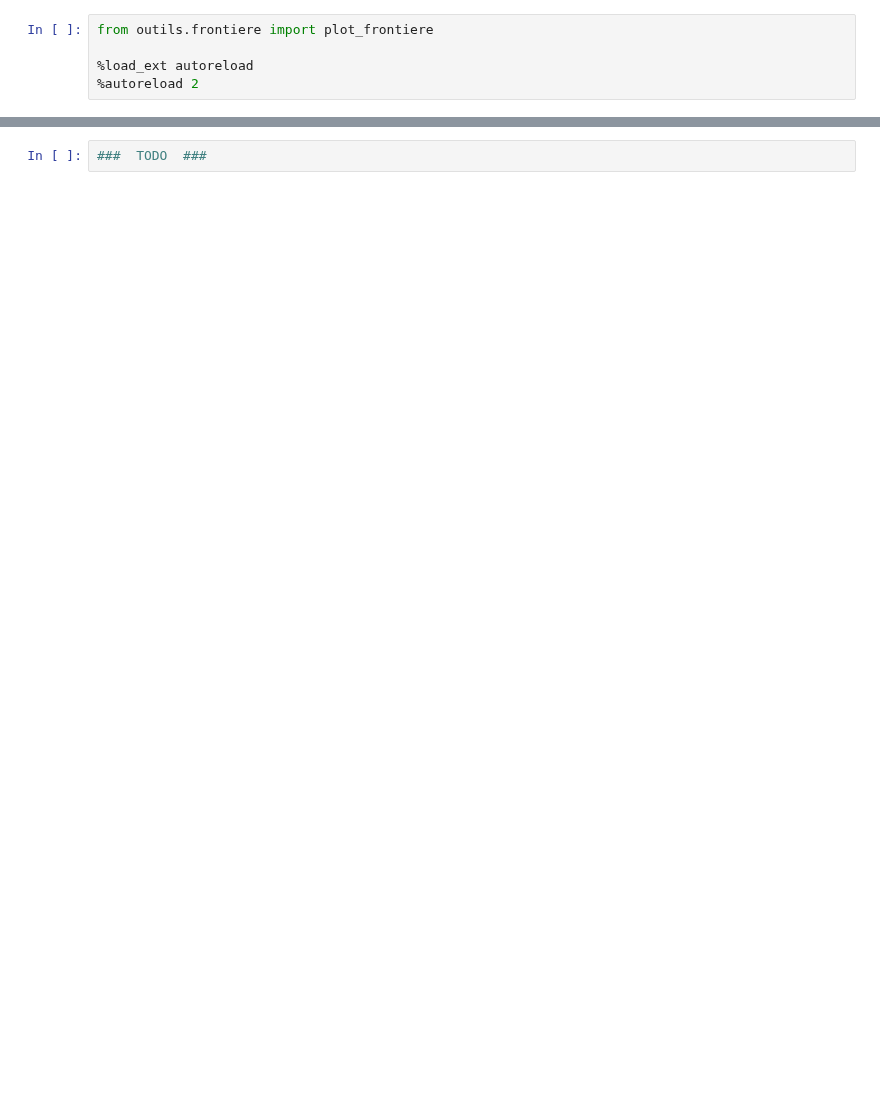
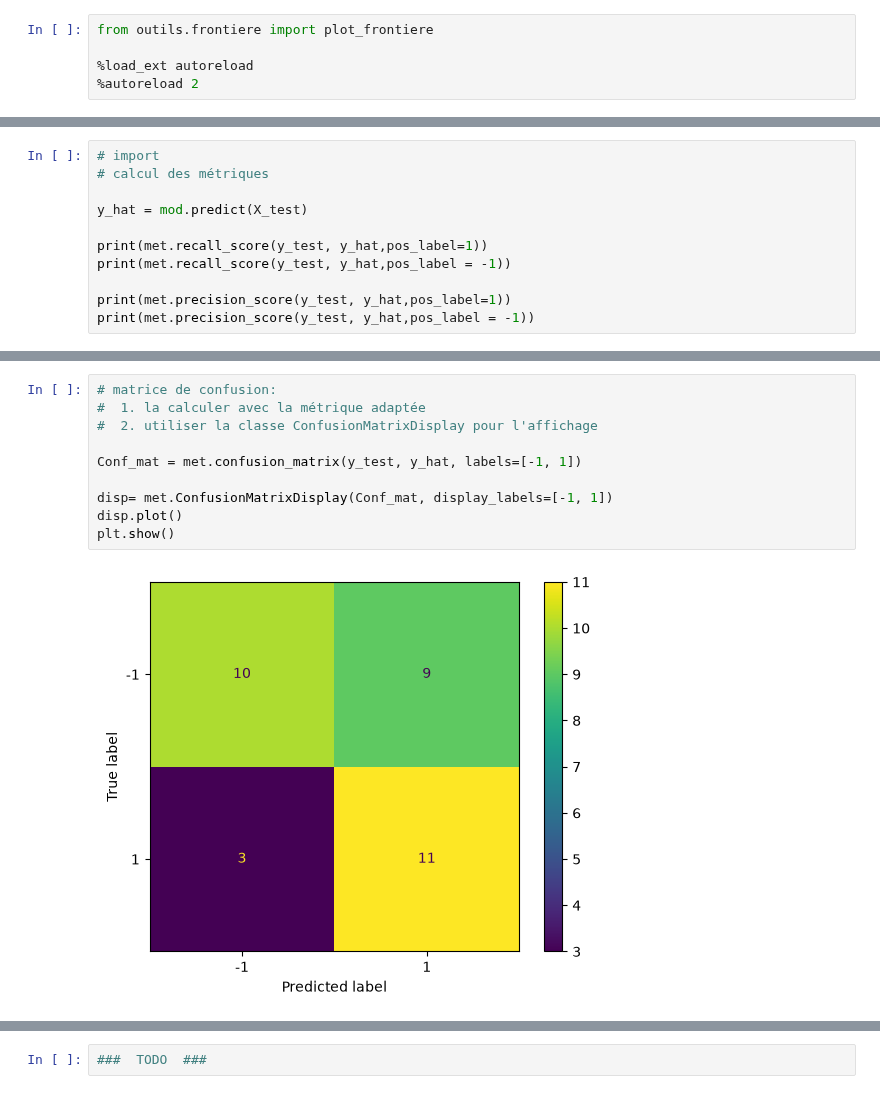
Before and after one commit to moreausabine/Python, a Jupyter notebook: ML-2A-main/ML-2A-main/B-Machine Learning/notebooks/2-notebook-metrique.ipynb, the cells around one changed output, grey strips where cells are left out. Drawn from its saved outputs; the diff is of its cells as text; blank space fills up the shorter version.

```diff
--- a/ML-2A-main/ML-2A-main/B-Machine Learning/notebooks/2-notebook-metrique.ipynb
+++ b/ML-2A-main/ML-2A-main/B-Machine Learning/notebooks/2-notebook-metrique.ipynb
@@ -207,0 +140,11 @@ for i,b in enumerate(values): # evolution du biais b
+# %%
+# import
+# calcul des métriques
+
+y_hat = mod.predict(X_test)
+
+print(met.recall_score(y_test, y_hat,pos_label=1))
+print(met.recall_score(y_test, y_hat,pos_label = -1))
+
+print(met.precision_score(y_test, y_hat,pos_label=1))
+print(met.precision_score(y_test, y_hat,pos_label = -1))
@@ -207,0 +192,12 @@ for i,b in enumerate(values): # evolution du biais b
+# %%
+# matrice de confusion:
+#  1. la calculer avec la métrique adaptée
+#  2. utiliser la classe ConfusionMatrixDisplay pour l'affichage
+
+Conf_mat = met.confusion_matrix(y_test, y_hat, labels=[-1, 1])
+
+disp= met.ConfusionMatrixDisplay(Conf_mat, display_labels=[-1, 1])
+disp.plot()
+plt.show()
+# %% [output]
+[figure, added]
```
Also changed, not shown: parts of 99 cells of this notebook, 7 other files.
